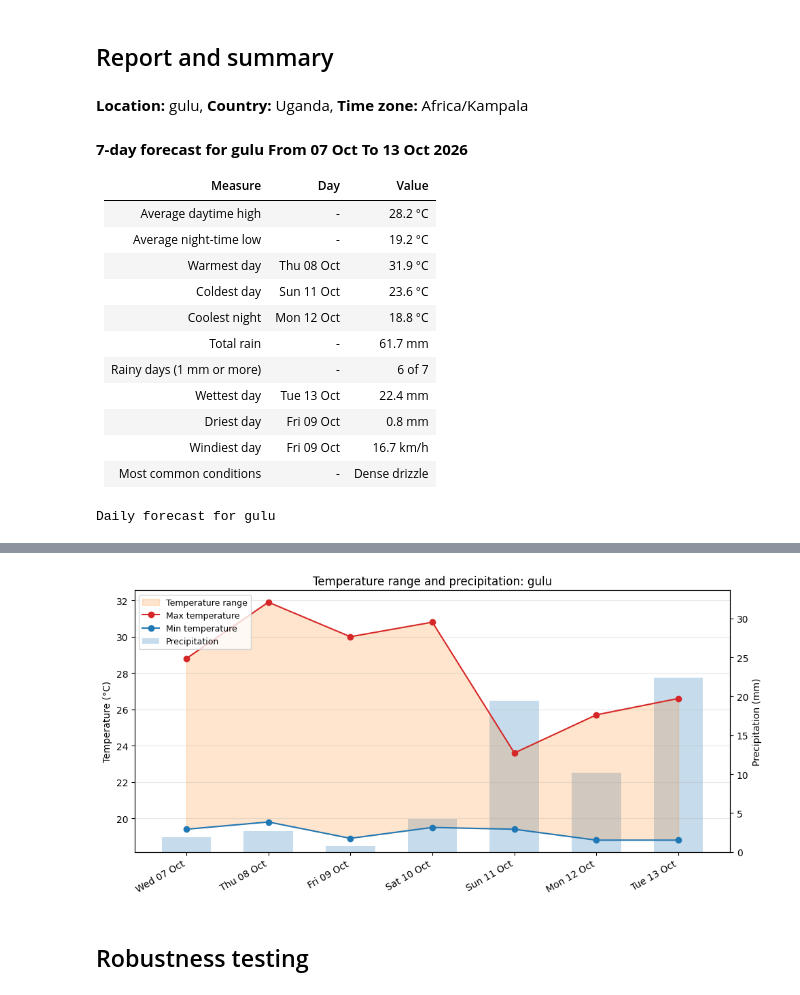
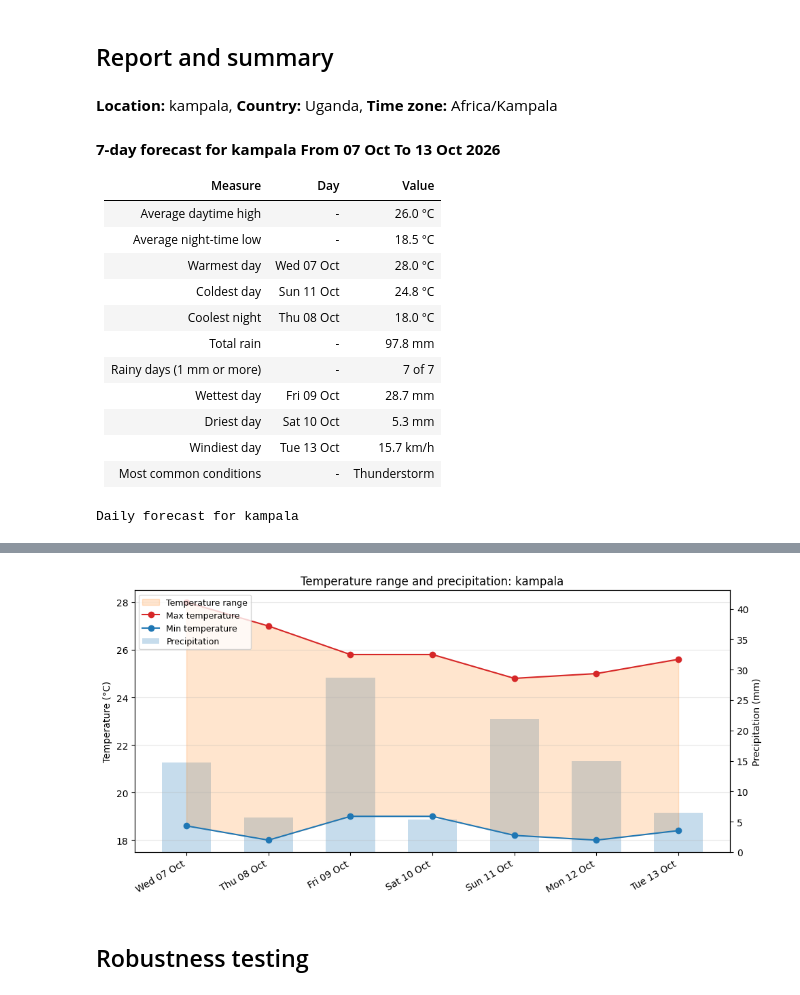
Before and after one commit to instantiate2roy/mini-project, a Jupyter notebook: project1_weather_forecast.ipynb, the cells around one changed output, grey strips where cells are left out. Cells and saved outputs as stored; diff of their text form; code cells hidden in the pictures.

Commit message:
Refactored code, added readme, instructions, tests, etc..

```diff
--- a/project1_weather_forecast.ipynb
+++ b/project1_weather_forecast.ipynb
@@ -44,7 +54,6 @@ import urllib.request
 
 base_url = "https://geocoding-api.open-meteo.com/v1/search"
 time_out=10
-location='kampala'
 
 try:
     params = {"name": location, "count": 1, "language": 'en', "format": 'json'}
@@ -68,7 +77,6 @@ import requests
 
 base_url = "https://geocoding-api.open-meteo.com/v1/search"
 time_out=10
-location='Gulu'
 
 try:
     params = {"name": location, "count": 1, "language": 'en', "format": 'json'}
@@ -103,8 +111,7 @@ import requests
 
 base_url = "https://geocoding-api.open-meteo.com/v1/search"
 time_out=10
-#test location is kampala
-location='kampala'
+
 try:
     params = {"name":location, "count": 1, "language": "en", "format": "json"}
     resp = requests.get(base_url, params=params, timeout=time_out)
@@ -122,15 +129,13 @@ Response time: 906 ms
 ## Forecast retreival and display
 # %%
 from src.open_meteo import OpenMeteo
+from IPython.display import display, Markdown
 
 try:
     time_out =10
     n_days = 7
-    location = input('Please provide a location: ')
-    if len(location) <= 0:
-        raise ValueError('Invalid location name!')
 
-    wf =  OpenMeteo()
+    wf =  OpenMeteo(email)
     data = wf.geocode(location, time_out)
     if(data):
         fcst= wf.get_forecast(data['latitude'],data['longitude'], n_days, data['timezone'],time_out)
@@ -157,49 +162,39 @@ except Exception as e:
 # %% [markdown]
 ## Report and summary
 # %%
-from src.open_meteo import OpenMeteo
 from src.weather_report import WeatherReport
+from IPython.display import display, Markdown
 
 try:
-    time_out =10
-    n_days = 7
-    location = input('Please provide a location: ')
-    if len(location) <= 0:
-        raise ValueError('Invalid location name!')
-
-    wf =   OpenMeteo()
-    data = wf.geocode(location, time_out)
-    if(data):
-        fcst= wf.get_forecast(data['latitude'],data['longitude'], n_days,data['timezone'],time_out)
-        if(fcst):
-            dataframe =  wf.forecast_to_dataframe(fcst)
-            display(Markdown(
+    if(fcst):
+        dataframe =  wf.forecast_to_dataframe(fcst)
+        display(Markdown(
                     f"**Location:** {location}, **Country:** {data.get('country', '-')}, "
                     f"**Time zone:** {fcst['timezone']}"
                     ))
-            report = WeatherReport(dataframe, location)
-            report.show()
+        report = WeatherReport(dataframe, location)
+        report.show()
 
 except Exception as e:
     print(f"Error: {e}")
 # %% [output]
-**Location:** gulu, **Country:** Uganda, **Time zone:** Africa/Kampala
+**Location:** kampala, **Country:** Uganda, **Time zone:** Africa/Kampala
-**7-day forecast for gulu**
+**7-day forecast for kampala**
 **From 07 Oct To 13 Oct 2026**
 
 | Measure | Day | Value |
 |---|---|---|
-| Average daytime high | - | 28.2 °C |
-| Average night-time low | - | 19.2 °C |
-| Warmest day | Thu 08 Oct | 31.9 °C |
-| Coldest day | Sun 11 Oct | 23.6 °C |
-| Coolest night | Mon 12 Oct | 18.8 °C |
-| Total rain | - | 61.7 mm |
-| Rainy days (1 mm or more) | - | 6 of 7 |
-| Wettest day | Tue 13 Oct | 22.4 mm |
-| Driest day | Fri 09 Oct | 0.8 mm |
-| Windiest day | Fri 09 Oct | 16.7 km/h |
-| Most common conditions | - | Dense drizzle |
+| Average daytime high | - | 26.0 °C |
+| Average night-time low | - | 18.5 °C |
+| Warmest day | Wed 07 Oct | 28.0 °C |
+| Coldest day | Sun 11 Oct | 24.8 °C |
+| Coolest night | Thu 08 Oct | 18.0 °C |
+| Total rain | - | 97.8 mm |
+| Rainy days (1 mm or more) | - | 7 of 7 |
+| Wettest day | Fri 09 Oct | 28.7 mm |
+| Driest day | Sat 10 Oct | 5.3 mm |
+| Windiest day | Tue 13 Oct | 15.7 km/h |
+| Most common conditions | - | Thunderstorm |
-Daily forecast for gulu
+Daily forecast for kampala
 |  | Weather | Max temperature (°C) | Min temperature (°C) | Precipitation (mm) | Max wind speed (km/h) |
 | Date |  |  |  |  |  |
@@ -213,4 +208,4 @@ Daily forecast for gulu
-[figure, old version]
+[figure, new version]
 # %% [markdown]
 ## Robustness testing
 # %%
```
Also changed, not shown: parts of 8 cells of this notebook, 14 other files.
